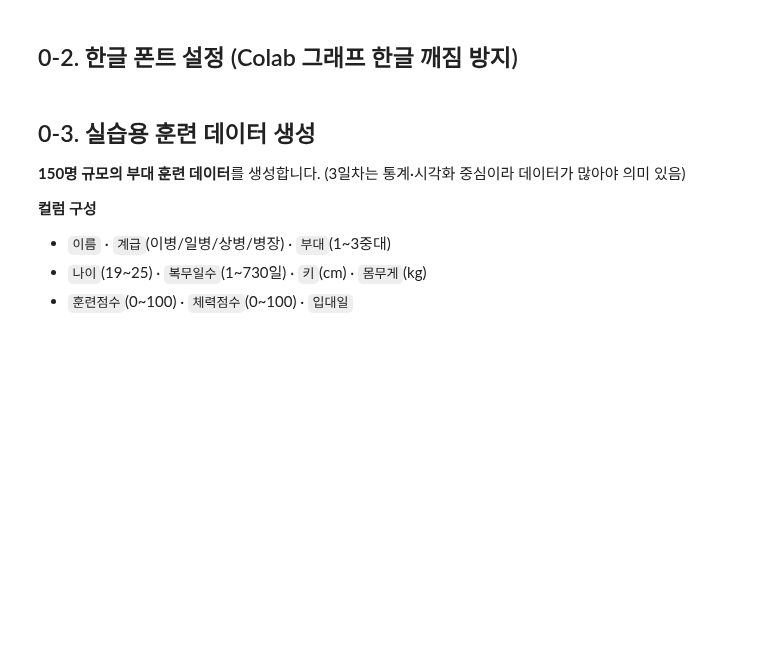
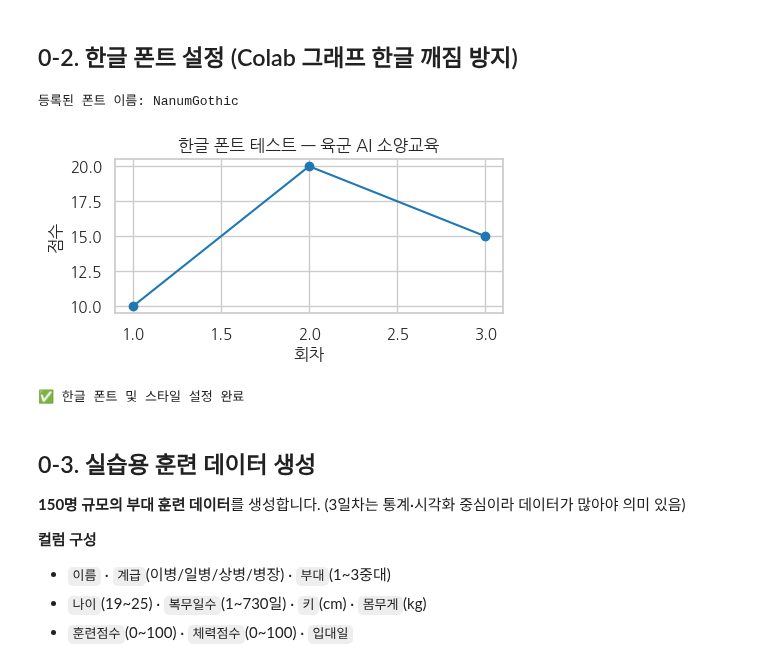
Before and after one commit to bctcaiedu/data_analysis_python, a Jupyter notebook: 2026_육군_AI소양교육_3일차_실습.ipynb, the cells around one changed output. Cells and saved outputs as stored; diff of their text form; code cells hidden in the pictures; blank space fills up the shorter version.

```diff
--- a/2026_육군_AI소양교육_3일차_실습.ipynb
+++ b/2026_육군_AI소양교육_3일차_실습.ipynb
@@ -49,23 +56,42 @@ print(f"seaborn   : {sns.__version__}")
 # %%
 # 나눔고딕 설치
 !apt-get install -qq fonts-nanum > /dev/null 2>&1
 
 import matplotlib.font_manager as fm
-fm.fontManager.addfont('/usr/share/fonts/truetype/nanum/NanumGothic.ttf')
+font_path = '/usr/share/fonts/truetype/nanum/NanumGothic.ttf'
 
-plt.rc('font', family='NanumGothic')
-plt.rc('axes', unicode_minus=False)
+fm.fontManager.addfont(font_path)
+
+# 캐시 무효화
+try:
+    fm._load_fontmanager(try_read_cache=False)
+except AttributeError:
+    fm._rebuild()  # 구버전 matplotlib 호환
+# 3) FontProperties로 실제 이름을 뽑아서 지정 (이름 오타 방지)
+font_name = fm.FontProperties(fname=font_path).get_name()
+print("등록된 폰트 이름:", font_name)   # 'NanumGothic' 이 나와야 정상
+
+# 4) rcParams 적용 — plt.rc 대신 rcParams를 직접 덮어쓰는 게 안전
+mpl.rcParams['font.family'] = font_name
+mpl.rcParams['axes.unicode_minus'] = False
 
 sns.set_style('whitegrid')
 sns.set_context('notebook')
+# seaborn이 폰트를 덮어쓸 수 있으므로 set_style 뒤에 다시 한 번 지정
+mpl.rcParams['font.family'] = font_name
+
 
 # 테스트
 plt.figure(figsize=(5, 2))
 plt.title("한글 폰트 테스트 — 육군 AI 소양교육")
 plt.plot([1, 2, 3], [10, 20, 15], marker='o')
 plt.xlabel("회차"); plt.ylabel("점수")
 plt.show()
 print("✅ 한글 폰트 및 스타일 설정 완료")
+# %% [output]
+등록된 폰트 이름: NanumGothic
+[figure, added]
+✅ 한글 폰트 및 스타일 설정 완료
 # %% [markdown]
 ## 0-3. 실습용 훈련 데이터 생성
 
```
Also changed, not shown: parts of 49 cells of this notebook.
